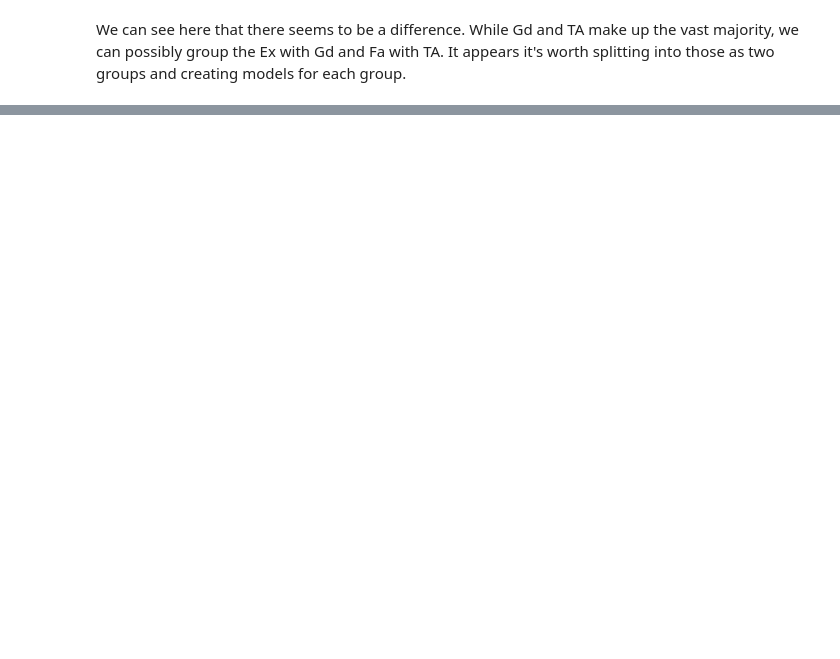
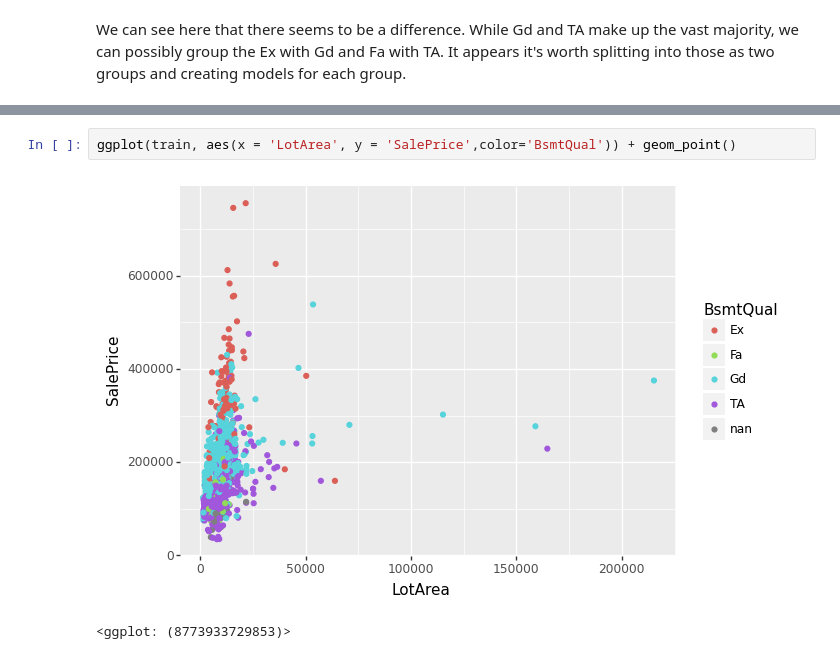
Before and after one commit to ronsperber/Real-Estate-Pricing, a Jupyter notebook: realestateprice.ipynb, the cells around one changed output, grey strips where cells are left out. Drawn from its saved outputs; the diff is of its cells as text; blank space fills up the shorter version.

```diff
--- a/realestateprice.ipynb
+++ b/realestateprice.ipynb
@@ -1332,0 +1419,5 @@ We can see here that there seems to be a difference. While Gd and TA make up the
+# %%
+ggplot(train, aes(x = 'LotArea', y = 'SalePrice',color='BsmtQual')) + geom_point()
+# %% [output]
+[figure, added]
+<ggplot: (8773933729853)>
```
Also changed, not shown: parts of 78 cells of this notebook.
